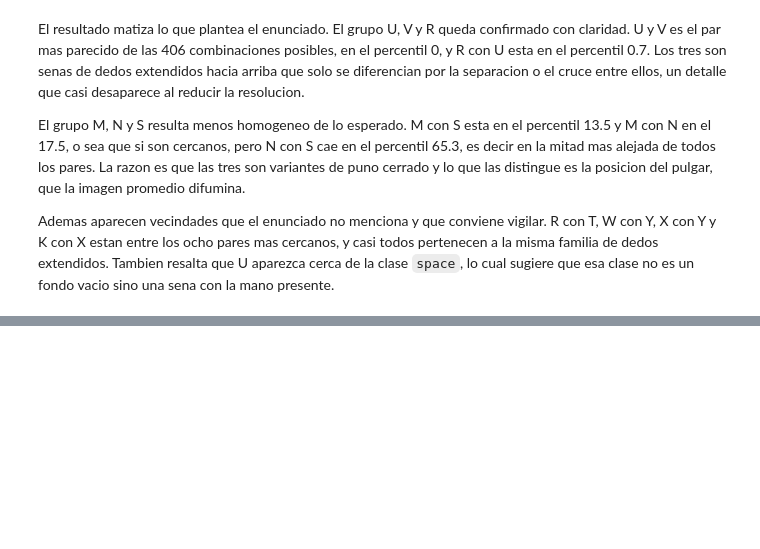
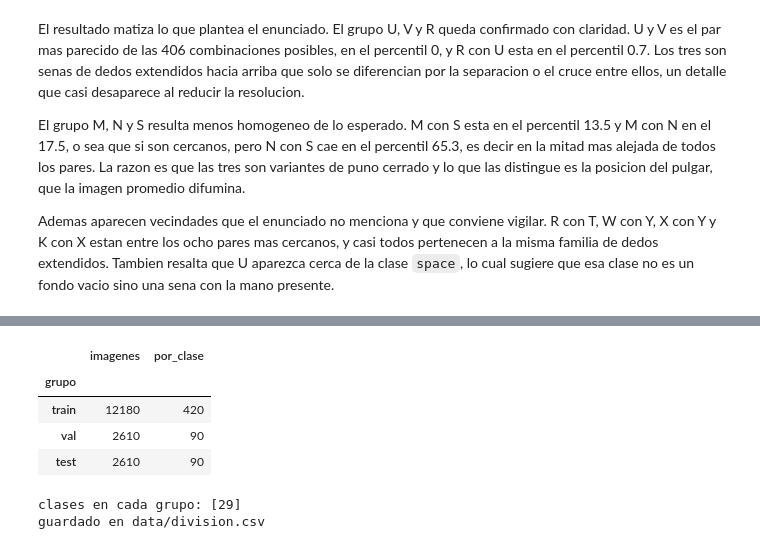
Before and after one commit to abbydoag/Labs_DataSci, a Jupyter notebook: Lab3/01_EDA.ipynb, the cells around one changed output, grey strips where cells are left out. Drawn from its saved outputs; the diff is of its cells as text; code cells hidden in the pictures; blank space fills up the shorter version.

```diff
--- a/Lab3/01_EDA.ipynb
+++ b/Lab3/01_EDA.ipynb
@@ -447,0 +501,34 @@ un fondo vacio sino una sena con la mano presente.
+# %%
+PROP_TRAIN, PROP_VAL = 0.70, 0.15
+
+filas_div = []
+rng_d = random.Random(SEMILLA)
+for clase in CLASES:
+    rutas = submuestra[clase][:]
+    rng_d.shuffle(rutas)
+    corte1 = int(len(rutas) * PROP_TRAIN)
+    corte2 = corte1 + int(len(rutas) * PROP_VAL)
+    for grupo, trozo in [("train", rutas[:corte1]),
+                         ("val", rutas[corte1:corte2]),
+                         ("test", rutas[corte2:])]:
+        filas_div += [{"clase": clase, "grupo": grupo,
+                       "archivo": r.name, "ruta": str(r)} for r in trozo]
+
+division = pd.DataFrame(filas_div)
+division.to_csv(DIR_DATOS / "division.csv", index=False)
+
+resumen_div = division.pivot_table(index="grupo", values="archivo",
+                                   aggfunc="count").rename(columns={"archivo": "imagenes"})
+resumen_div["por_clase"] = resumen_div["imagenes"] // len(CLASES)
+display(resumen_div.loc[["train", "val", "test"]])
+
+print(f"clases en cada grupo: {division.groupby('grupo')['clase'].nunique().unique()}")
+print(f"guardado en {DIR_DATOS / 'division.csv'}")
+# %% [output]
+|  | imagenes | por_clase |
+| grupo |  |  |
+| train | 12180 | 420 |
+| val | 2610 | 90 |
+| test | 2610 | 90 |
+clases en cada grupo: [29]
+guardado en data/division.csv
```
Also changed, not shown: parts of 4 cells of this notebook.
